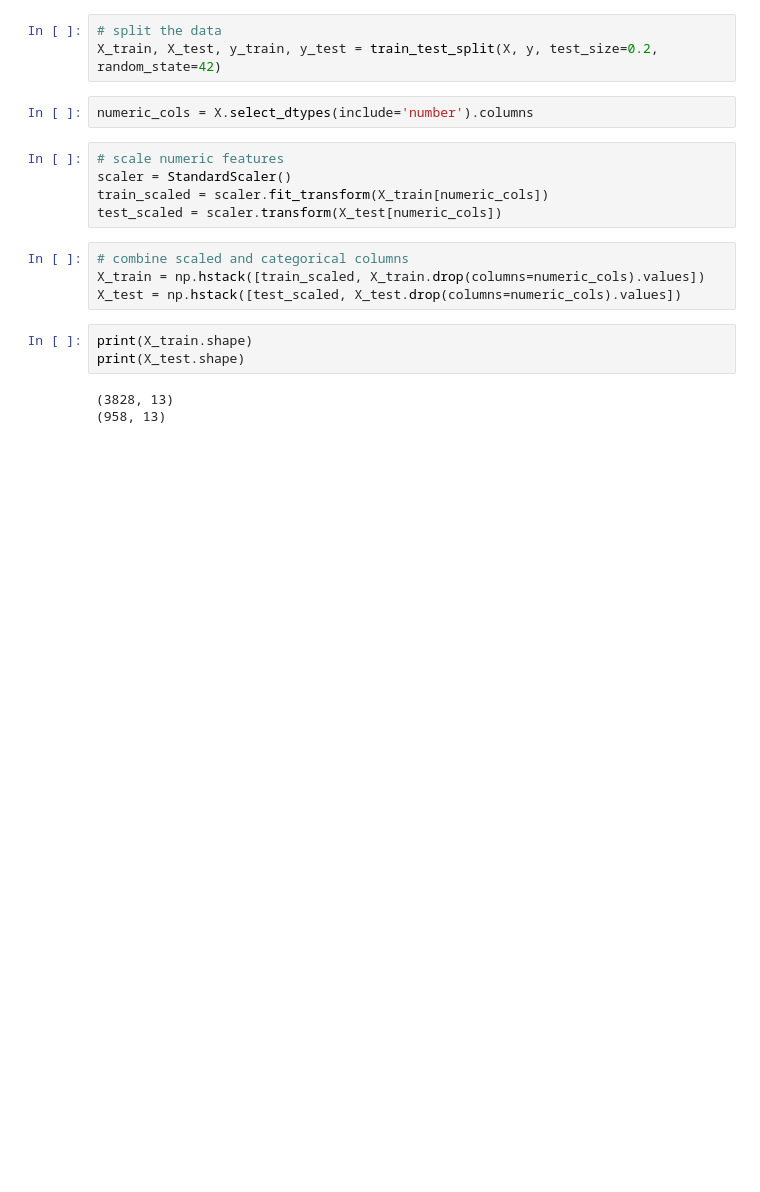
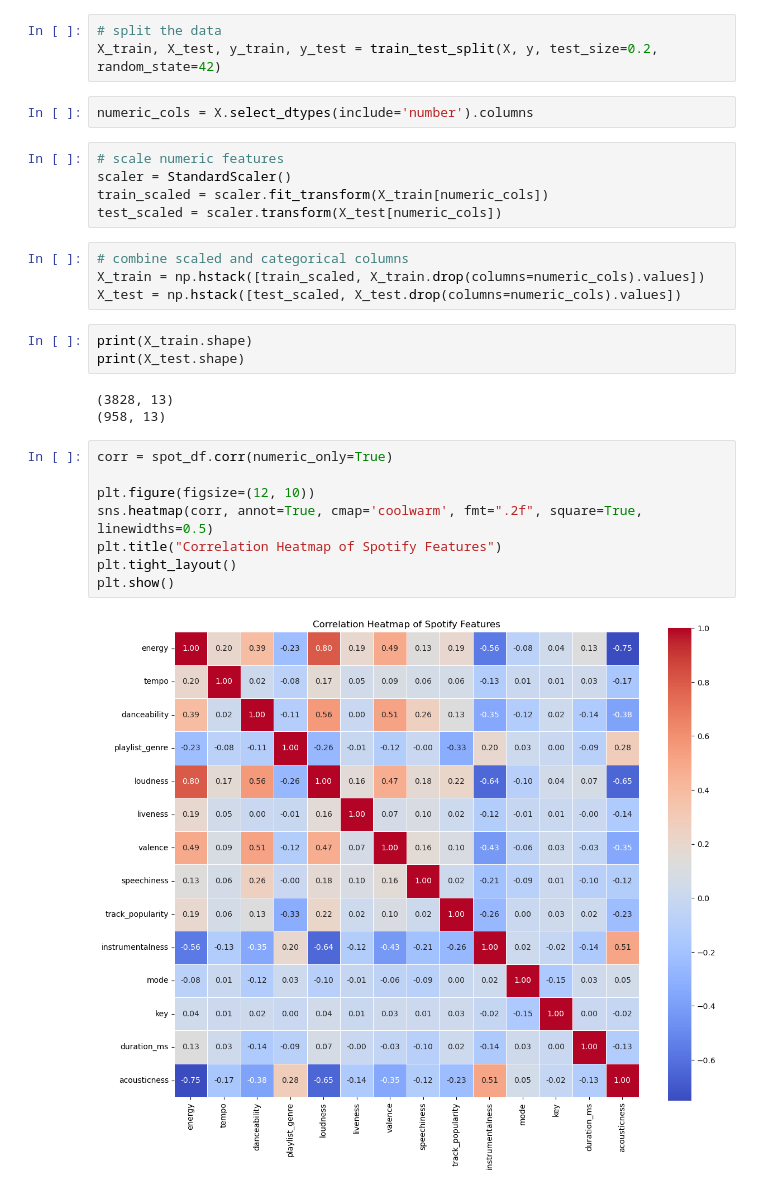
Before and after one commit to cnguye618/DataMiningFinal, a Jupyter notebook: dm_final project(1).ipynb, the cells around one changed output. Drawn from its saved outputs; the diff is of its cells as text; blank space fills up the shorter version.

Commit message:
added correlation visualizations
Signed-off-by: jayp-8 <104044092+jayp-8@users.noreply.github.com>

```diff
--- a/dm_final project(1).ipynb
+++ b/dm_final project(1).ipynb
@@ -295,3 +297,13 @@ print(X_test.shape)
 # %% [output]
 (3828, 13)
 (958, 13)
+# %%
+corr = spot_df.corr(numeric_only=True)
+
+plt.figure(figsize=(12, 10))
+sns.heatmap(corr, annot=True, cmap='coolwarm', fmt=".2f", square=True, linewidths=0.5)
+plt.title("Correlation Heatmap of Spotify Features")
+plt.tight_layout()
+plt.show()
+# %% [output]
+[figure, added]
```
Also changed, not shown: parts of 2 cells of this notebook.
